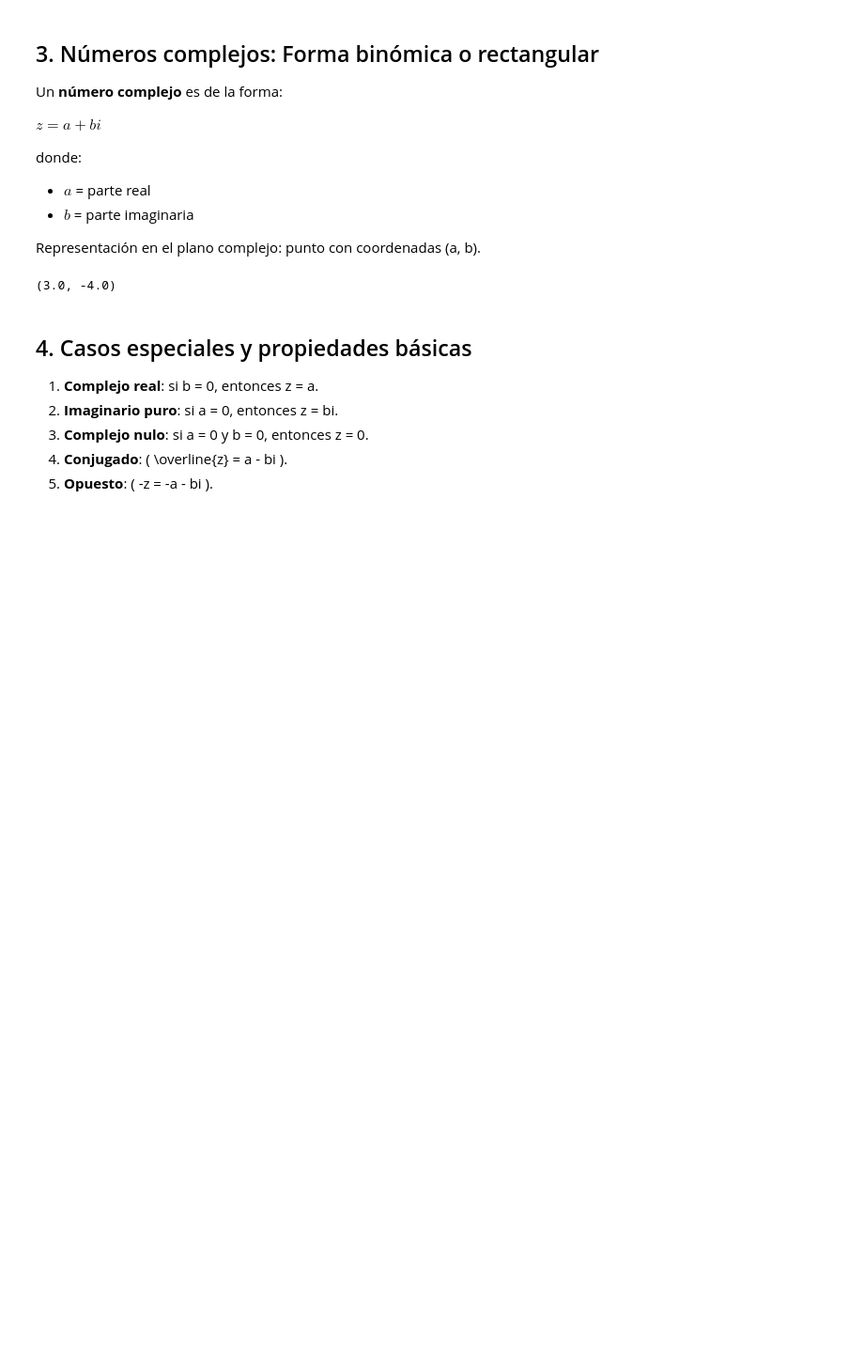
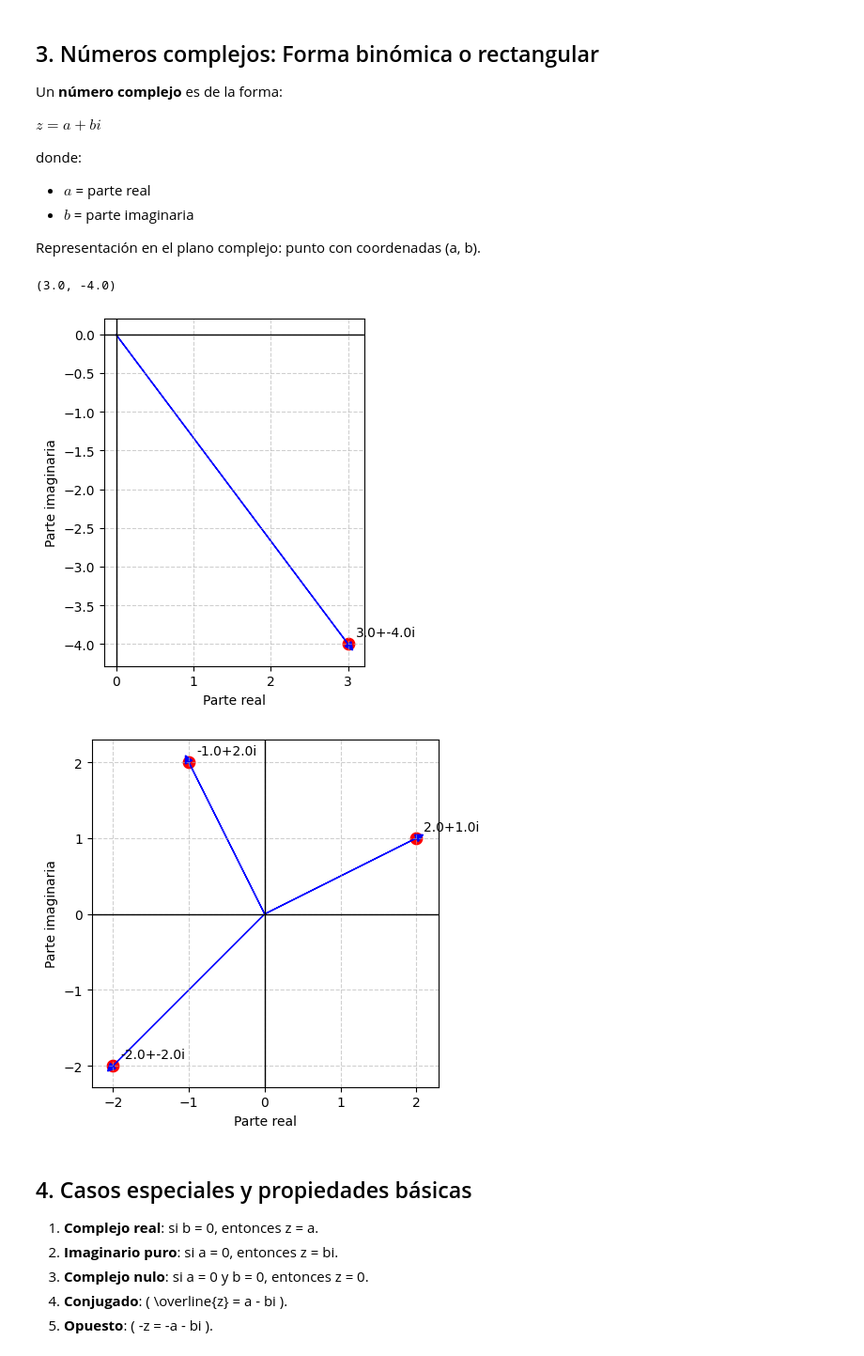
Before and after one commit to adrianaalvarad/QuantumHub-Maths, a Jupyter notebook: Session1_ComplexNumbers.ipynb, the cells around one changed output. Shown: that part at 94% size. Saved outputs shown, nothing was run; the diff lists cells and outputs as text; code cells hidden in the pictures; blank space fills up the shorter version.

```diff
--- a/Session1_ComplexNumbers.ipynb
+++ b/Session1_ComplexNumbers.ipynb
@@ -64,6 +64,58 @@ z = complex(3, -4)
 z.real, z.imag
 # %% [output]
 (3.0, -4.0)
+# %%
+import matplotlib.pyplot as plt
+
+def plot_complex(nums, show_axes=True, grid=True):
+    """
+    Grafica uno o varios números complejos en el plano cartesiano.
+
+    Parámetros:
+    -----------
+    nums : complex o lista de complex
+        Número(s) complejo(s) a graficar.
+    show_axes : bool
+        Si True, dibuja los ejes reales e imaginarios.
+    grid : bool
+        Si True, activa la cuadrícula.
+    """
+    if isinstance(nums, complex):
+        nums = [nums]  # convertir a lista si es uno solo
+
+    fig, ax = plt.subplots()
+
+    # graficar cada número complejo
+    for z in nums:
+        ax.scatter(z.real, z.imag, color="red", s=80)
+        ax.text(z.real + 0.1, z.imag + 0.1, f"{z.real}+{z.imag}i")
+        # vector desde el origen
+        ax.arrow(0, 0, z.real, z.imag,
+                 head_width=0.1, head_length=0.1,
+                 fc='blue', ec='blue')
+
+    # ejes
+    if show_axes:
+        ax.axhline(0, color='black', lw=1)
+        ax.axvline(0, color='black', lw=1)
+
+    ax.set_xlabel("Parte real")
+    ax.set_ylabel("Parte imaginaria")
+    ax.set_aspect("equal", adjustable="box")
+
+    if grid:
+        ax.grid(True, linestyle="--", alpha=0.6)
+
+    plt.show()
+
+# Graficar un único número complejo
+plot_complex(3 - 4j)
+
+# Graficar varios
+plot_complex([2+1j, -1+2j, -2-2j])
+# %% [output]
+[figure, added]
+[figure, added]
 # %% [markdown]
 
 ## 4. Casos especiales y propiedades básicas
```
Also changed, not shown: parts of 10 cells of this notebook.
